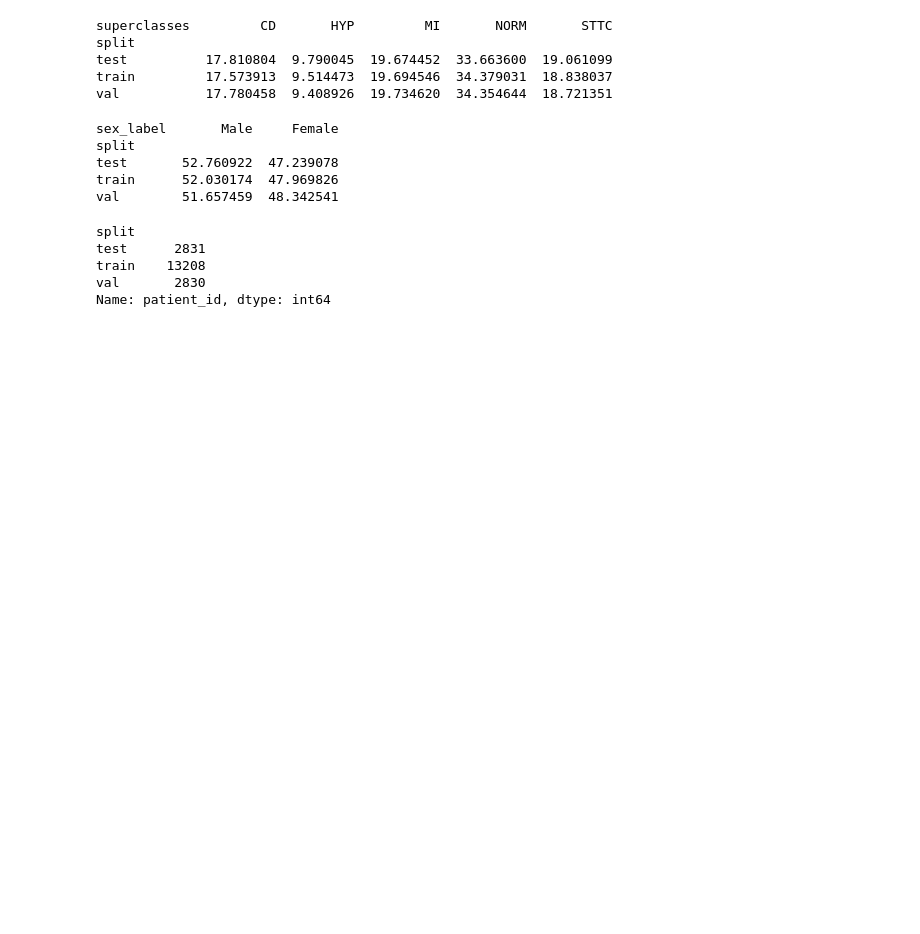
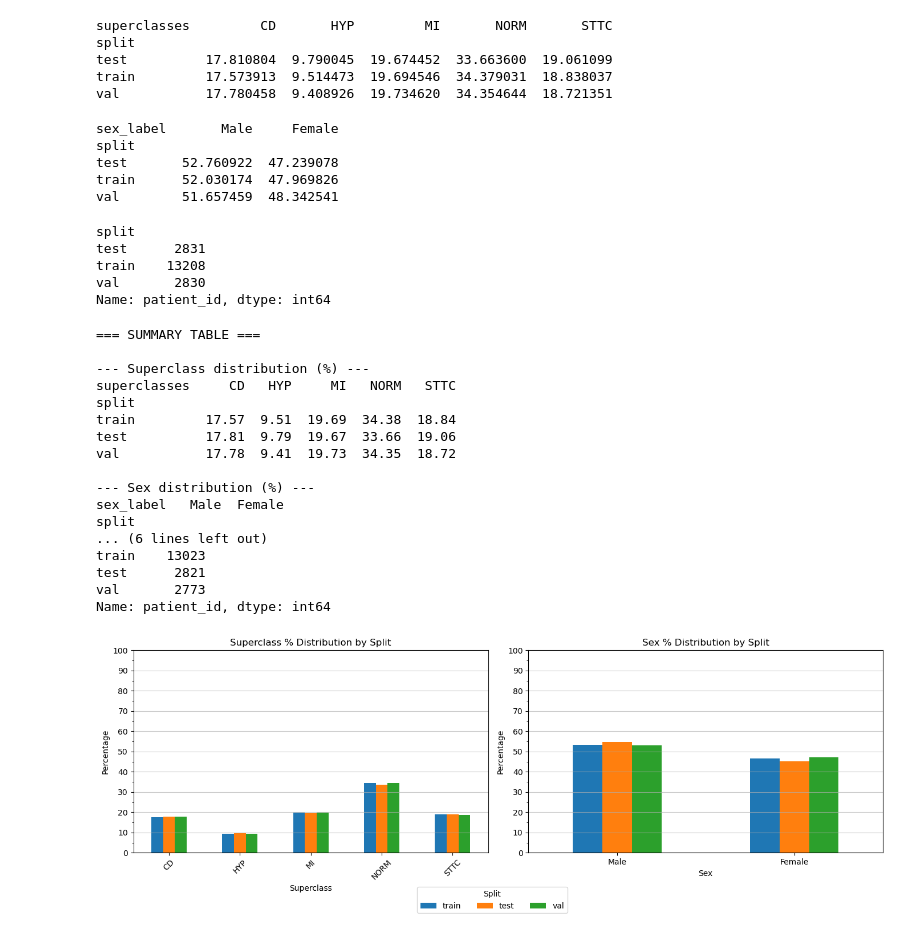
Before and after one commit to cristopher-d-delgado/ecg-ai-statistical-evaluation, a Jupyter notebook: notebooks/eda.ipynb, the cells around one changed output. Cells and saved outputs as stored; diff of their text form; code cells hidden in the pictures; blank space fills up the shorter version.

Commit message:
created verification of split with visualization

```diff
--- a/notebooks/eda.ipynb
+++ b/notebooks/eda.ipynb
@@ -782,0 +874,22 @@ Name: patient_id, dtype: int64
+# %%
+# Make sure your dataframe has a 'split' column ('train'/'test') and is exploded by superclass
+verify_split_summary(df_exploded, label_col='superclasses', sex_col='sex_label', split_col='split')
+# %% [output]
+=== SUMMARY TABLE ===
+
+--- Superclass distribution (%) ---
+superclasses     CD   HYP     MI   NORM   STTC
+split
+train         17.57  9.51  19.69  34.38  18.84
+test          17.81  9.79  19.67  33.66  19.06
+val           17.78  9.41  19.73  34.35  18.72
+
+--- Sex distribution (%) ---
+sex_label   Male  Female
+split
+... (6 lines left out)
+train    13023
+test      2821
+val       2773
+Name: patient_id, dtype: int64
+[figure, added]
```
Also changed, not shown: parts of 1 cell of this notebook.
